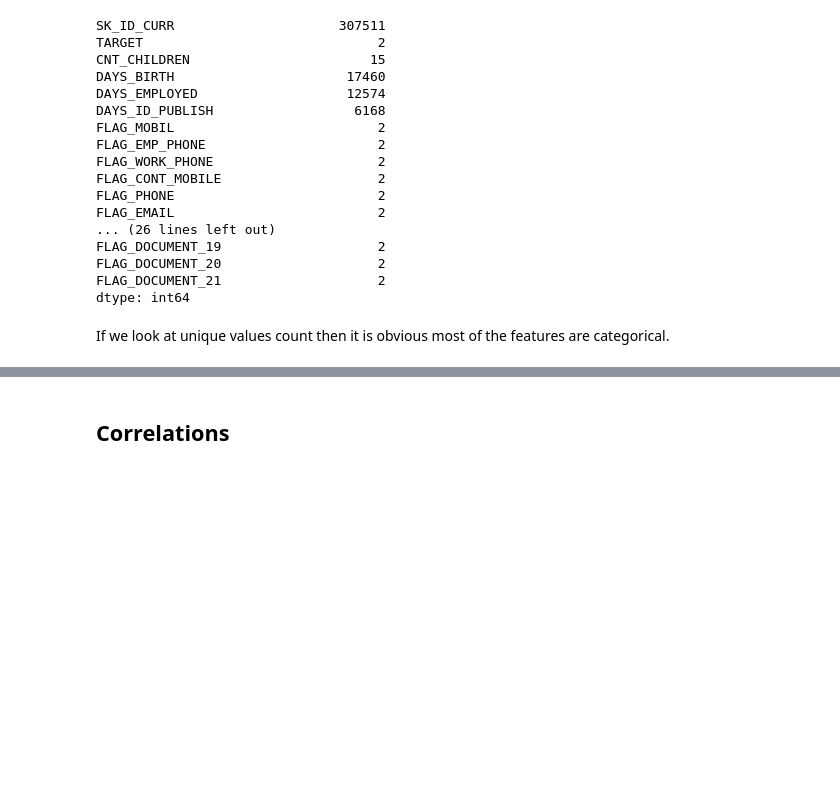
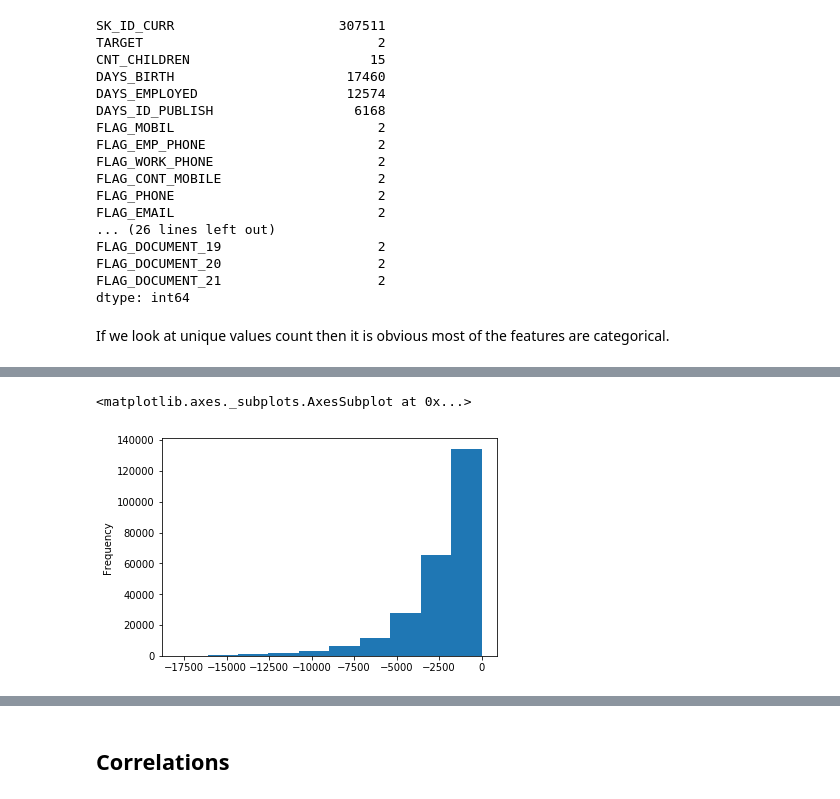
Before and after one commit to astelmashenko/ndml_capstone, a Jupyter notebook: Data_Exploration.ipynb, the cells around one changed output, grey strips where cells are left out. Cells and saved outputs as stored; diff of their text form; code cells hidden in the pictures; blank space fills up the shorter version.

```diff
--- a/Data_Exploration.ipynb
+++ b/Data_Exploration.ipynb
@@ -135,0 +162,5 @@ If we look at unique values count then it is obvious most of the features are ca
+# %%
+app_train['DAYS_EMPLOYED'][app_train['DAYS_EMPLOYED'] != 365243].plot.hist()
+# %% [output]
+<matplotlib.axes._subplots.AxesSubplot at 0x...>
+[figure, added]
```
Also changed, not shown: parts of 9 cells of this notebook, 2 other files.
